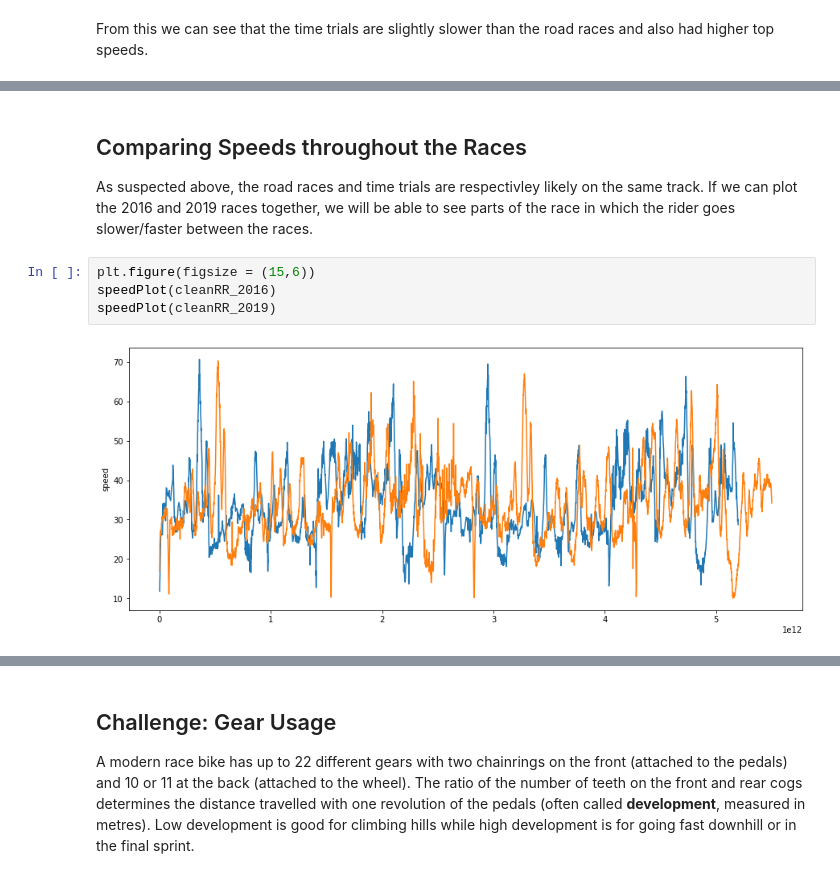
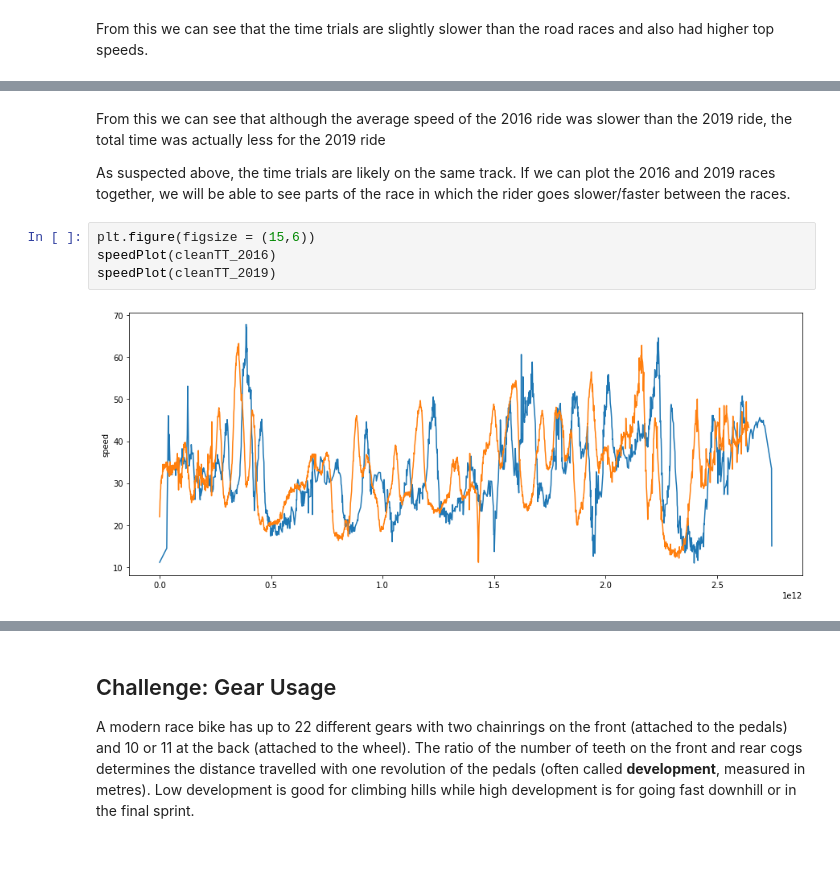
Before and after one commit to liamflannery/data-science-portfolio-liamflannery, a Jupyter notebook: Portfolio 1.ipynb, the cells around one changed output, grey strips where cells are left out. Drawn from its saved outputs; the diff is of its cells as text.

```diff
--- a/Portfolio 1.ipynb
+++ b/Portfolio 1.ipynb
@@ -190,10 +206,11 @@ From this we can see that the time trials are slightly slower than the road race
 # %% [markdown]
-## Comparing Speeds throughout the Races
-As suspected above, the road races and time trials are respectivley likely on the same track.
+From this we can see that although the average speed of the 2016 ride was slower than the 2019 ride, the total time was actually less for the 2019 ride
+
+As suspected above, the time trials are likely on the same track.
 If we can plot the 2016 and 2019 races together, we will be able to see parts of the race in which the rider goes slower/faster between the races.
 # %%
 plt.figure(figsize = (15,6))
-speedPlot(cleanRR_2016)
-speedPlot(cleanRR_2019)
+speedPlot(cleanTT_2016)
+speedPlot(cleanTT_2019)
 # %% [output]
-[figure, old version]
+[figure, new version]
```
Also changed, not shown: parts of 19 cells of this notebook.
